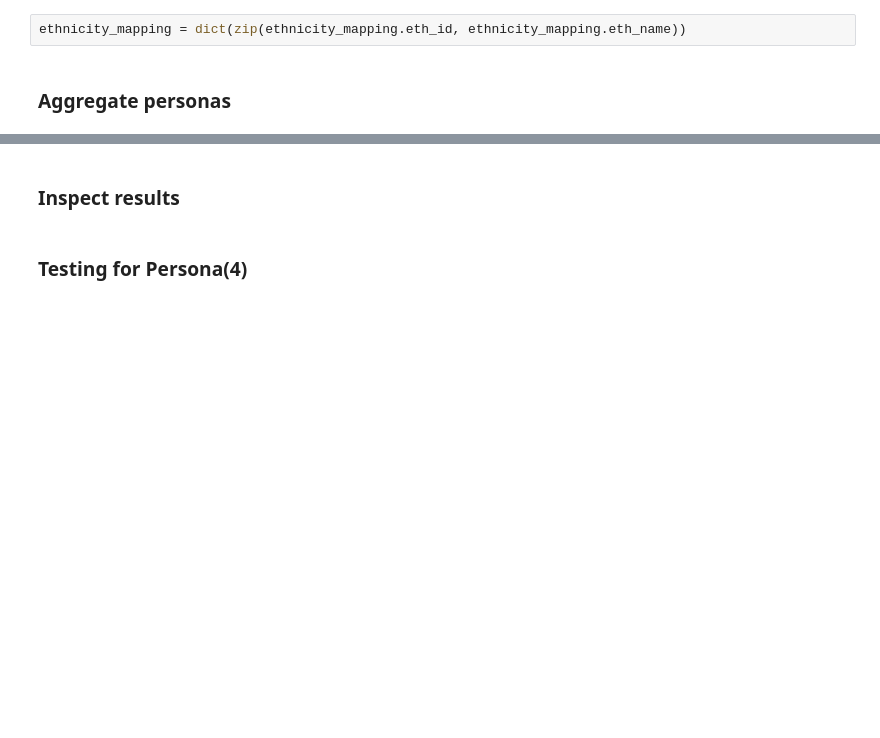
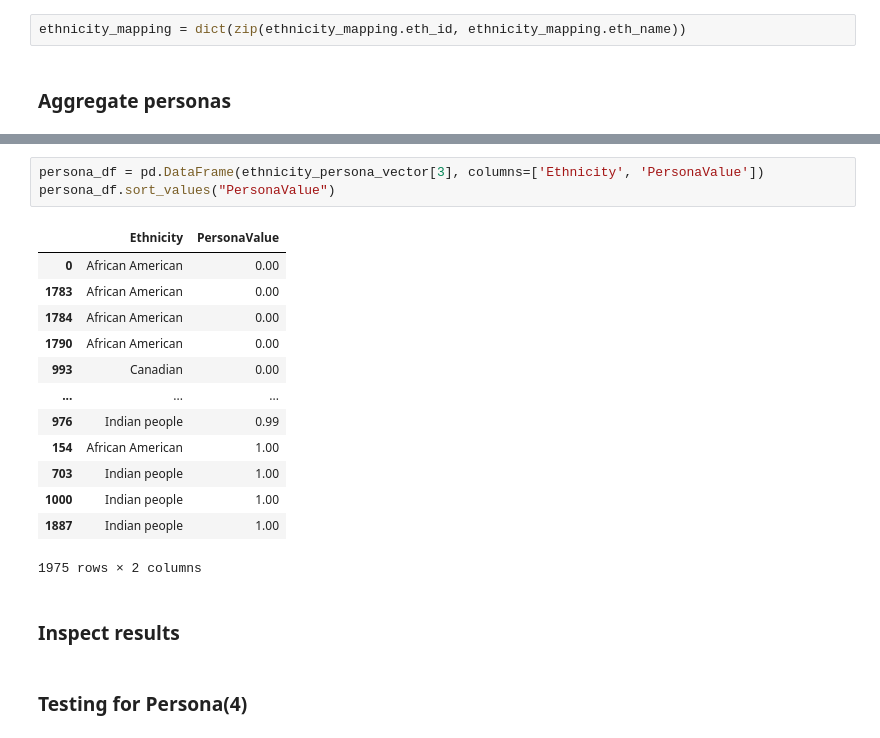
Before and after one commit to epfl-ada/ada-2023-project-advanceddataarsonists, a Jupyter notebook: data_analysis.ipynb, the cells around one changed output, grey strips where cells are left out. Cells and saved outputs as stored; diff of their text form; blank space fills up the shorter version.

```diff
--- a/data_analysis.ipynb
+++ b/data_analysis.ipynb
@@ -2027,3 +2034,20 @@ persona_df
+# %%
+persona_df = pd.DataFrame(ethnicity_persona_vector[3], columns=['Ethnicity', 'PersonaValue'])
+persona_df.sort_values("PersonaValue")
+# %% [output]
+|  | Ethnicity | PersonaValue |
+| 0 | African American | 0.00 |
+| 1783 | African American | 0.00 |
+| 1784 | African American | 0.00 |
+| 1790 | African American | 0.00 |
+| 993 | Canadian | 0.00 |
+| ... | ... | ... |
+| 976 | Indian people | 0.99 |
+| 154 | African American | 1.00 |
+| 703 | Indian people | 1.00 |
+| 1000 | Indian people | 1.00 |
+| 1887 | Indian people | 1.00 |
+1975 rows × 2 columns
 # %% [markdown]
 ### Inspect results
 # %% [markdown]
```
Also changed, not shown: parts of 23 cells of this notebook, 3 other files.
